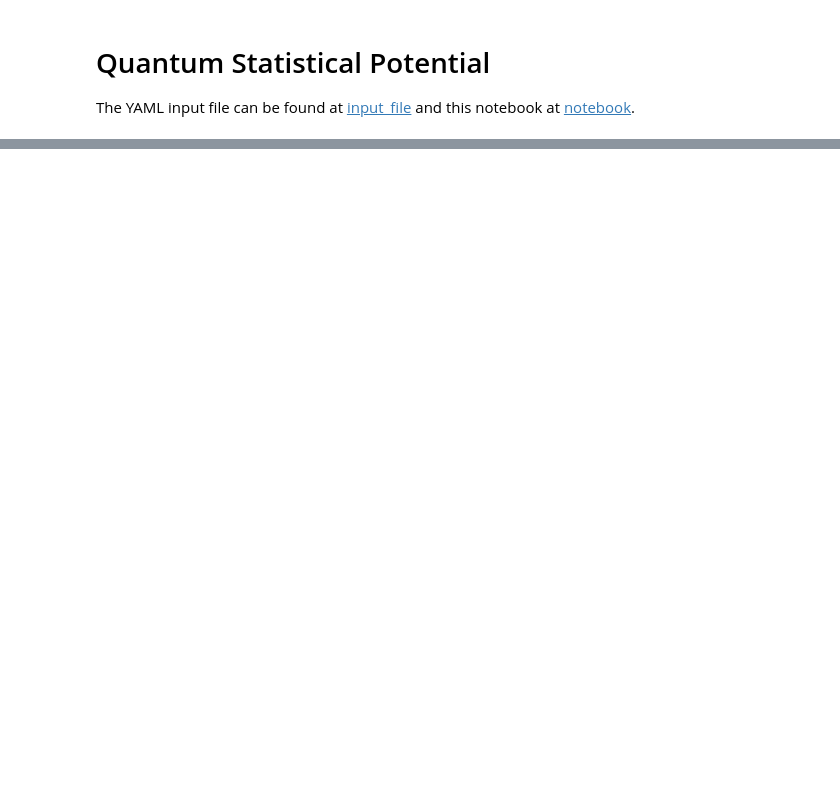
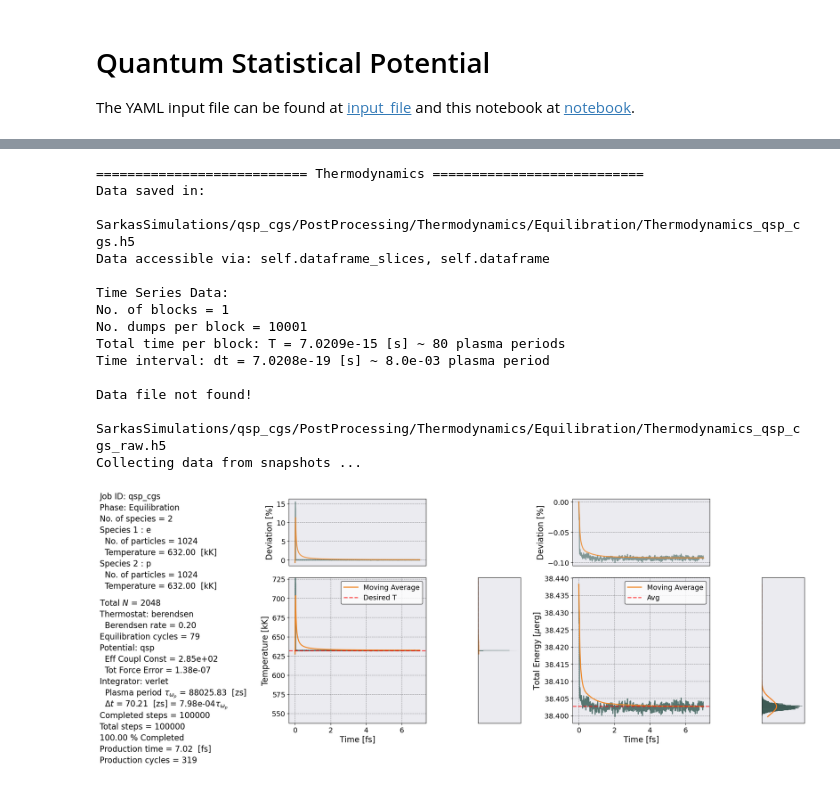
Before and after one commit to lucianogsilvestri/sarkas, a Jupyter notebook: docs/examples/QSP/QSP_Tutorial.ipynb, the cells around one changed output, grey strips where cells are left out. Saved outputs shown, nothing was run; the diff lists cells and outputs as text; code cells hidden in the pictures; blank space fills up the shorter version.

```diff
--- a/docs/examples/QSP/QSP_Tutorial.ipynb
+++ b/docs/examples/QSP/QSP_Tutorial.ipynb
@@ -77,4 +64,27 @@ Figures can be found in SarkasSimulations/qsp_cgs/PreProcessing/PPPM_Plots
 # %%
 postproc = PostProcess(input_file_name)
 postproc.setup(read_yaml=True)
+# %%
+# Equilibration check
+from sarkas.tools.observables import Thermodynamics
+
+therm = Thermodynamics()
+therm.setup(postproc.parameters, phase = "equilibration")
+therm.temp_energy_plot(postproc, )
+# %% [output]
+=========================== Thermodynamics ===========================
+Data saved in:
+ SarkasSimulations/qsp_cgs/PostProcessing/Thermodynamics/Equilibration/Thermodynamics_qsp_cgs.h5
+Data accessible via: self.dataframe_slices, self.dataframe
+
+Time Series Data:
+No. of blocks = 1
+No. dumps per block = 10001
+Total time per block: T = 7.0209e-15 [s] ~ 80 plasma periods
+Time interval: dt = 7.0208e-19 [s] ~ 8.0e-03 plasma period
+
+Data file not found!
+ SarkasSimulations/qsp_cgs/PostProcessing/Thermodynamics/Equilibration/Thermodynamics_qsp_cgs_raw.h5
+Collecting data from snapshots ...
+[figure, added]
 # %%
```
Also changed, not shown: parts of 10 cells of this notebook, 2 other files.
